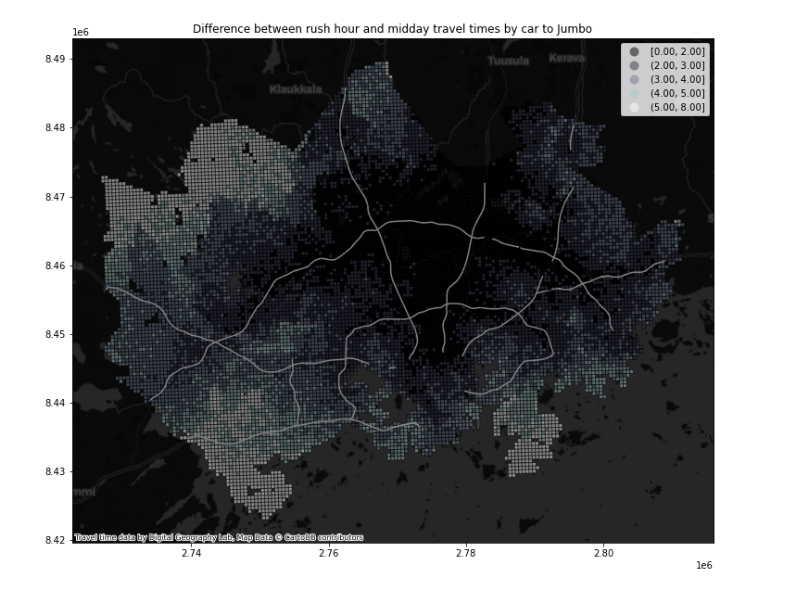
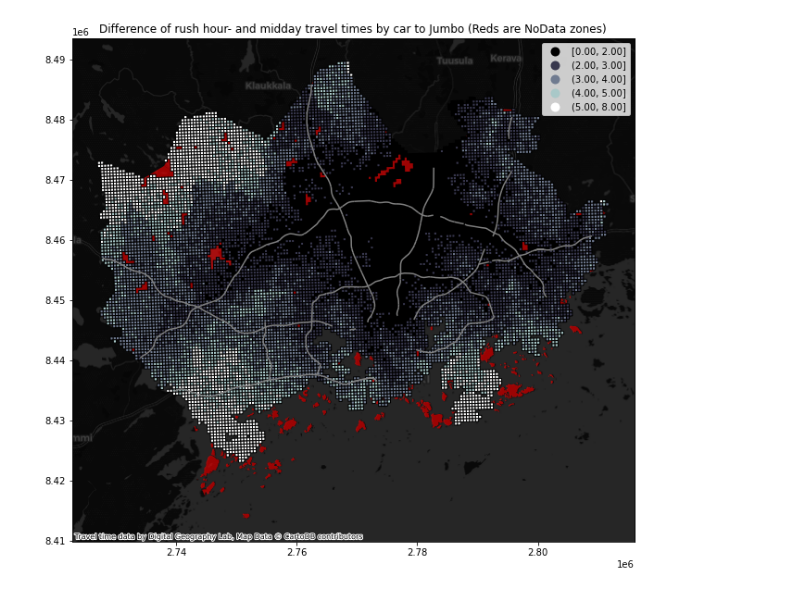
Before and after one commit to AutoGIS-2021/exercise-5-mattikat, a Jupyter notebook: Problem 1.ipynb, the cells around one changed output. Saved outputs shown, nothing was run; the diff lists cells and outputs as text; code cells hidden in the pictures.

```diff
--- a/Problem 1.ipynb
+++ b/Problem 1.ipynb
@@ -7,7 +7,12 @@ import pandas as pd
 # Filepaths
 grid_fp = r'data/MetropAccess_YKR_grid_EurefFIN.shp'
 roads_fp =r'data/roads.shp'
+area_fp =r'data/PKS_Postinumeroalueet_manner_2019.shp'  #URl:https://hri.fi/data/dataset/paakaupunkiseudun-postinumeroalueet/resource/ec3d837b-04c2-41db-86bd-2aa5c13a7f3e
+data_fp = r'data/TravelTimes_to_5878070_Jumbo.txt'
 
 # Read files
 grid = gpd.read_file(grid_fp)
 roads = gpd.read_file(roads_fp)
+area = gpd.read_file(area_fp)
+data_Jumbo = pd.read_csv(data_fp,delimiter=';',na_values=-1)
+grid.head()
@@ -17,6 +28,8 @@ data_Jumbo = pd.read_csv(data_fp,delimiter=';',na_values=-1)
 data_Jumbo = data_Jumbo.dropna()
 data_geo = grid.merge(data_Jumbo, left_on='YKR_ID',right_on='from_id')
 # %%
+# Changing crs to web-Mercator
 roads = roads.to_crs(epsg=3857)
 data_geo = data_geo.to_crs(epsg=3857)
+area = area.to_crs(epsg=3857)
 # %%
@@ -27,23 +41,28 @@ data_geo['DIFF'] = data_geo.apply(diff,axis=1)
 # %%
 import contextily as ctx
 fig,ax = plt.subplots(figsize=(15,10))
+area.plot(ax=ax,
+         legend=True,
+          color='Red',
+          alpha=0.6
+         )
 data_geo.plot(ax=ax,
               column='DIFF',
              legend=True,
-              alpha = 0.5,
+              alpha = 1,
               scheme='quantiles',
               k=5,
               cmap='bone',
               edgecolor='k',
              )
 roads.plot(ax=ax, color='Grey')
 
-ax.set_title('Difference between rush hour and midday travel times by car to Jumbo')
+ax.set_title('Difference of rush hour- and midday travel times by car to Jumbo (Reds are NoData zones)')
 credits = "Travel time data by Digital Geography Lab, Map Data © CartoDB contributors"
 ctx.add_basemap(ax,
                source=ctx.providers.CartoDB.DarkMatter,
                attribution=credits,
                zoom=10)
-plt.savefig('Jumbo_travel_time_difference.png',dpi=200)
+plt.savefig('docs/Jumbo_travel_time_difference.png',dpi=300)
 # %% [output]
-[figure, old version]
+[figure, new version]
```
Also changed, not shown: parts of 4 cells of this notebook.
